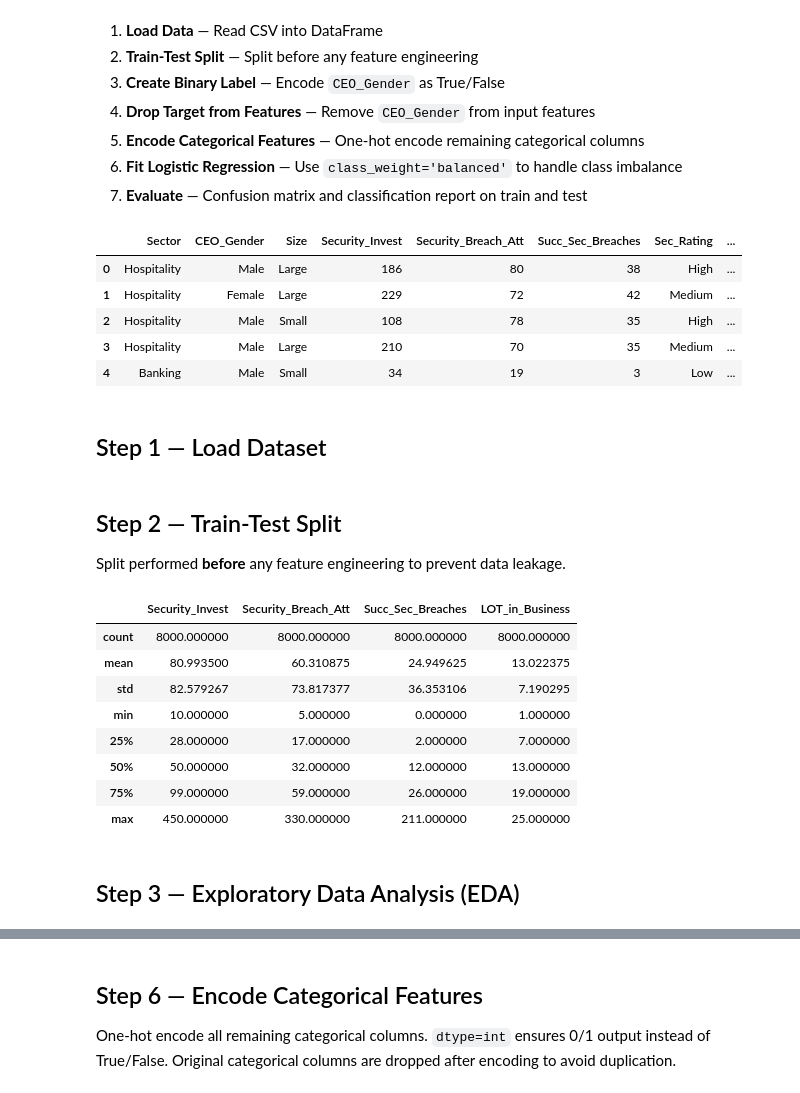
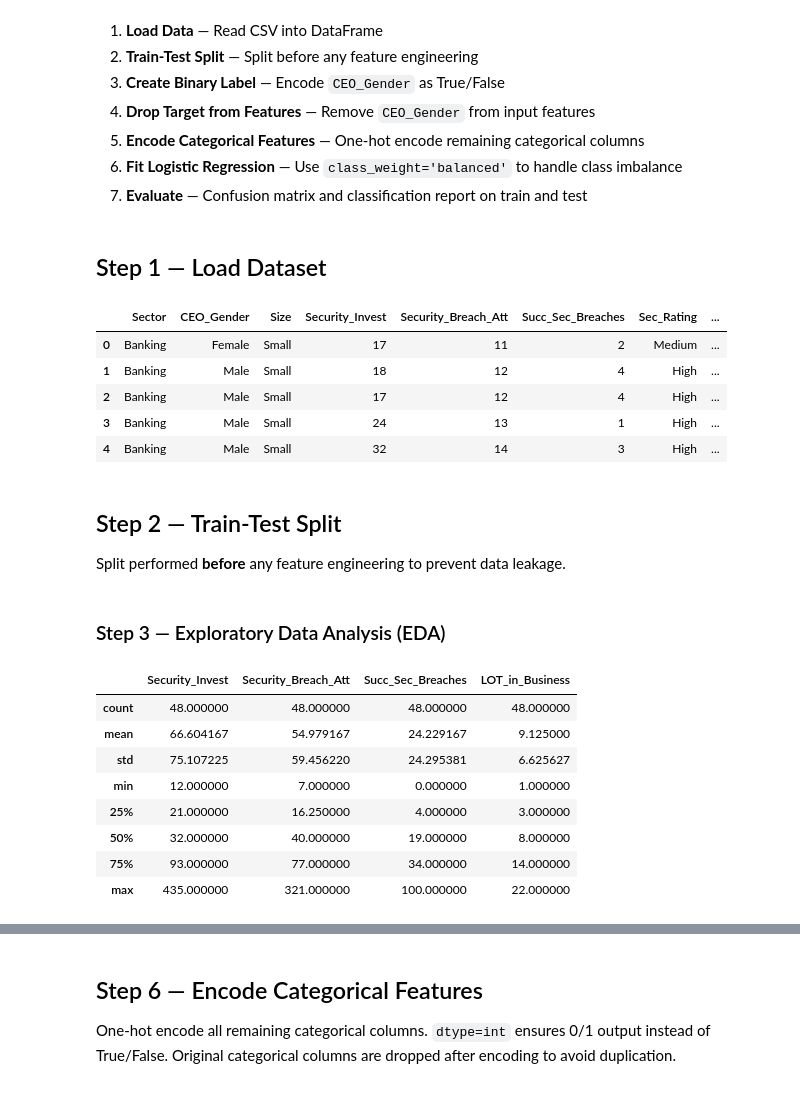
Before and after one commit to eddiejaques/ml-code-samples, a Jupyter notebook: Security Breaches Dataset/data_logistic_regression.ipynb, the cells around one changed output, grey strips where cells are left out. Cells and saved outputs as stored; diff of their text form; code cells hidden in the pictures.

```diff
--- a/Security Breaches Dataset/data_logistic_regression.ipynb
+++ b/Security Breaches Dataset/data_logistic_regression.ipynb
@@ -35,41 +35,41 @@ Predict whether a company's CEO is **Male or Female** using all available featur
 5. **Encode Categorical Features** — One-hot encode remaining categorical columns
 6. **Fit Logistic Regression** — Use `class_weight='balanced'` to handle class imbalance
 7. **Evaluate** — Confusion matrix and classification report on train and test
+# %% [markdown]
+## Step 1 — Load Dataset
 # %%
 #LOAD THE DATASET
 
 
 import pandas as pd
 
-security_df = pd.read_csv("security_data_10000.csv")
+security_df = pd.read_csv("https://raw.githubusercontent.com/eddiejaques/ml-code-samples/refs/heads/main/Security%20Breaches%20Dataset/security-data.csv")
 
 security_df.head()
 # %% [output]
 |  | Sector | CEO_Gender | Size | Security_Invest | Security_Breach_Att | Succ_Sec_Breaches | Sec_Rating | ... |
-| 0 | Hospitality | Male | Large | 186 | 80 | 38 | High | ... |
-| 1 | Hospitality | Female | Large | 229 | 72 | 42 | Medium | ... |
-| 2 | Hospitality | Male | Small | 108 | 78 | 35 | High | ... |
-| 3 | Hospitality | Male | Large | 210 | 70 | 35 | Medium | ... |
-| 4 | Banking | Male | Small | 34 | 19 | 3 | Low | ... |
+| 0 | Banking | Female | Small | 17 | 11 | 2 | Medium | ... |
+| 1 | Banking | Male | Small | 18 | 12 | 4 | High | ... |
+| 2 | Banking | Male | Small | 17 | 12 | 4 | High | ... |
+| 3 | Banking | Male | Small | 24 | 13 | 1 | High | ... |
+| 4 | Banking | Male | Small | 32 | 14 | 3 | High | ... |
-# %% [markdown]
-## Step 1 — Load Dataset
+# %% [markdown]
+## Step 2 — Train-Test Split
+Split performed **before** any feature engineering to prevent data leakage.
 # %%
 from sklearn.model_selection import train_test_split
 security_df_train, security_df_test = train_test_split(security_df, test_size=0.2, random_state=42)
-# %% [markdown]
-## Step 2 — Train-Test Split
-Split performed **before** any feature engineering to prevent data leakage.
+# %% [markdown]
+### Step 3 — Exploratory Data Analysis (EDA)
 # %%
 security_df_train.describe()
 # %% [output]
 |  | Security_Invest | Security_Breach_Att | Succ_Sec_Breaches | LOT_in_Business |
-| count | 8000.000000 | 8000.000000 | 8000.000000 | 8000.000000 |
-| mean | 80.993500 | 60.310875 | 24.949625 | 13.022375 |
-| std | 82.579267 | 73.817377 | 36.353106 | 7.190295 |
-| min | 10.000000 | 5.000000 | 0.000000 | 1.000000 |
-| 25% | 28.000000 | 17.000000 | 2.000000 | 7.000000 |
-| 50% | 50.000000 | 32.000000 | 12.000000 | 13.000000 |
-| 75% | 99.000000 | 59.000000 | 26.000000 | 19.000000 |
-| max | 450.000000 | 330.000000 | 211.000000 | 25.000000 |
+| count | 48.000000 | 48.000000 | 48.000000 | 48.000000 |
+| mean | 66.604167 | 54.979167 | 24.229167 | 9.125000 |
+| std | 75.107225 | 59.456220 | 24.295381 | 6.625627 |
+| min | 12.000000 | 7.000000 | 0.000000 | 1.000000 |
+| 25% | 21.000000 | 16.250000 | 4.000000 | 3.000000 |
+| 50% | 32.000000 | 40.000000 | 19.000000 | 8.000000 |
+| 75% | 93.000000 | 77.000000 | 34.000000 | 14.000000 |
+| max | 435.000000 | 321.000000 | 100.000000 | 22.000000 |
-# %% [markdown]
-## Step 3 — Exploratory Data Analysis (EDA)
```
Also changed, not shown: parts of 17 cells of this notebook.
